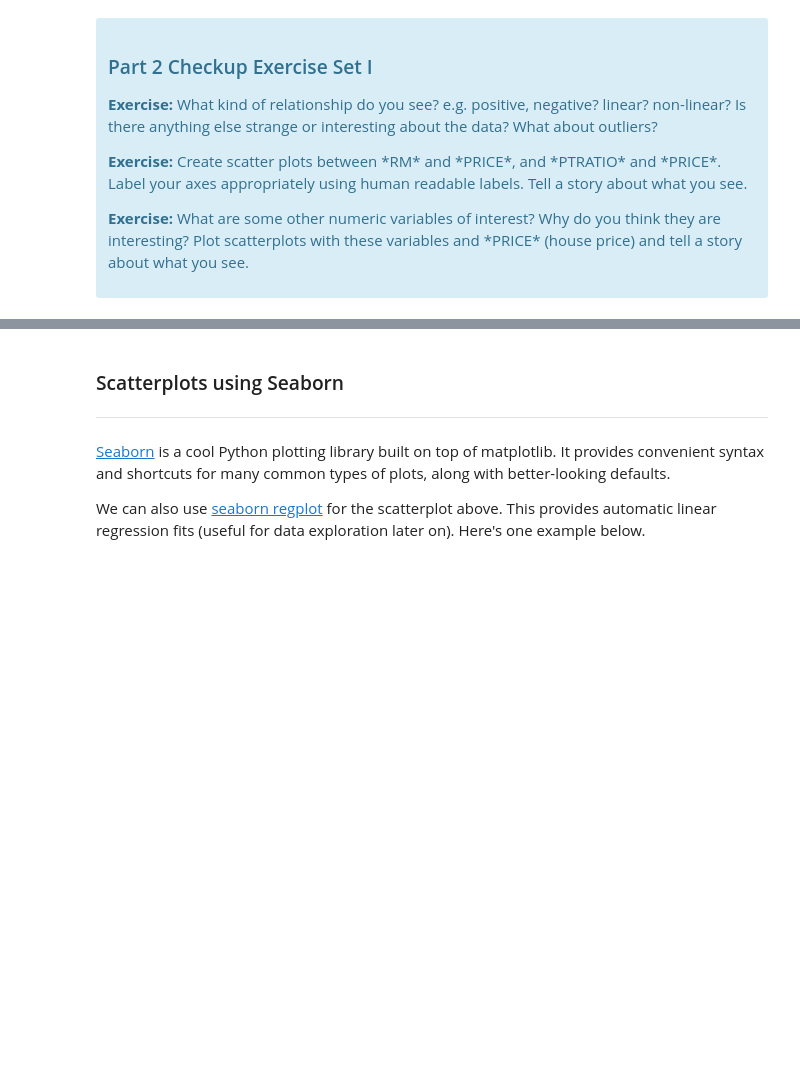
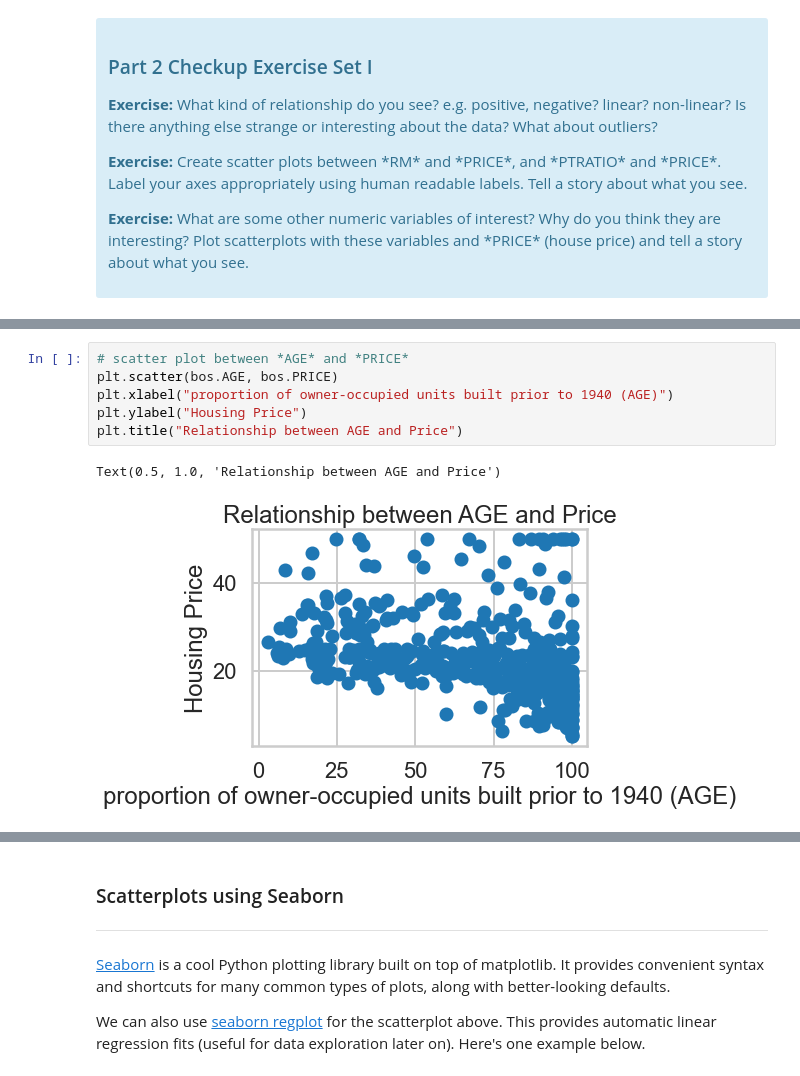
Before and after one commit to llpyyz/mec-mini-projects, a Jupyter notebook: mec-11.4.1-linear-regression-mini-project/Mini_Project_Linear_Regression.ipynb, the cells around one changed output, grey strips where cells are left out. Drawn from its saved outputs; the diff is of its cells as text; blank space fills up the shorter version.

```diff
--- a/mec-11.4.1-linear-regression-mini-project/Mini_Project_Linear_Regression.ipynb
+++ b/mec-11.4.1-linear-regression-mini-project/Mini_Project_Linear_Regression.ipynb
@@ -227,0 +360,9 @@ plt.title("Relationship between CRIM and Price")
+# %%
+# scatter plot between *AGE* and *PRICE*
+plt.scatter(bos.AGE, bos.PRICE)
+plt.xlabel("proportion of owner-occupied units built prior to 1940 (AGE)")
+plt.ylabel("Housing Price")
+plt.title("Relationship between AGE and Price")
+# %% [output]
+Text(0.5, 1.0, 'Relationship between AGE and Price')
+[figure, added]
```
Also changed, not shown: parts of 95 cells of this notebook.
